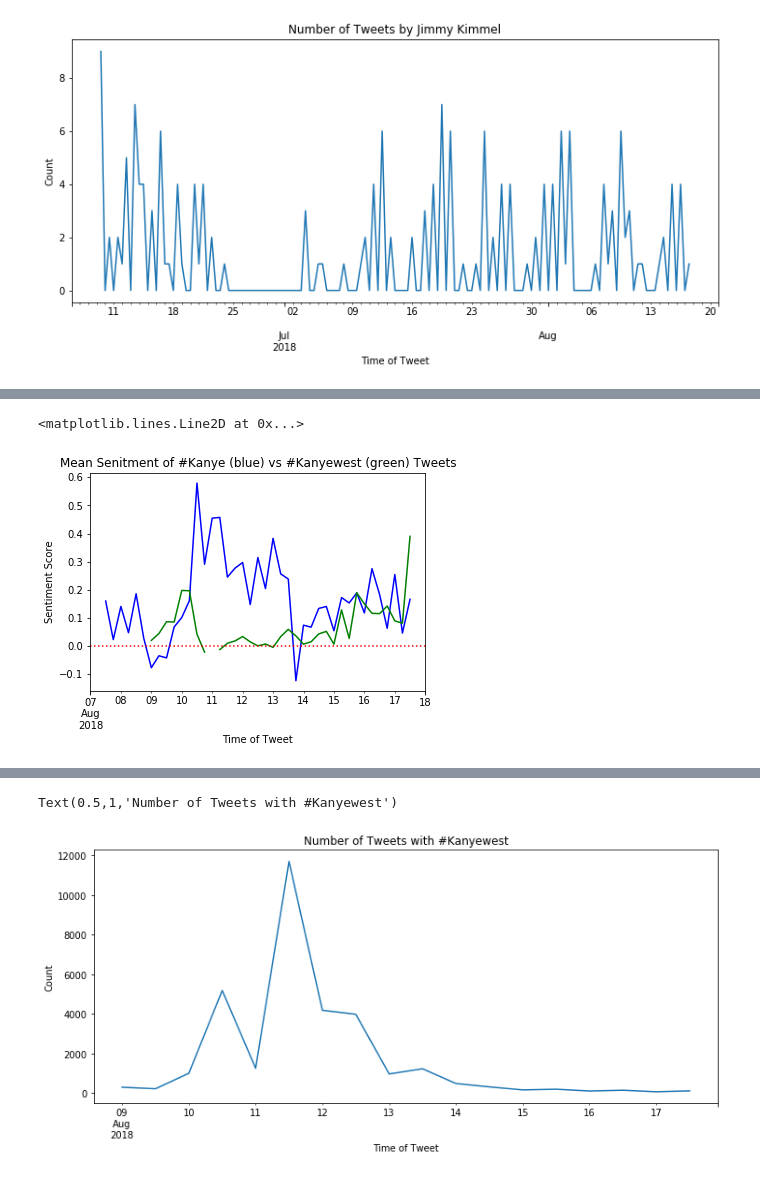
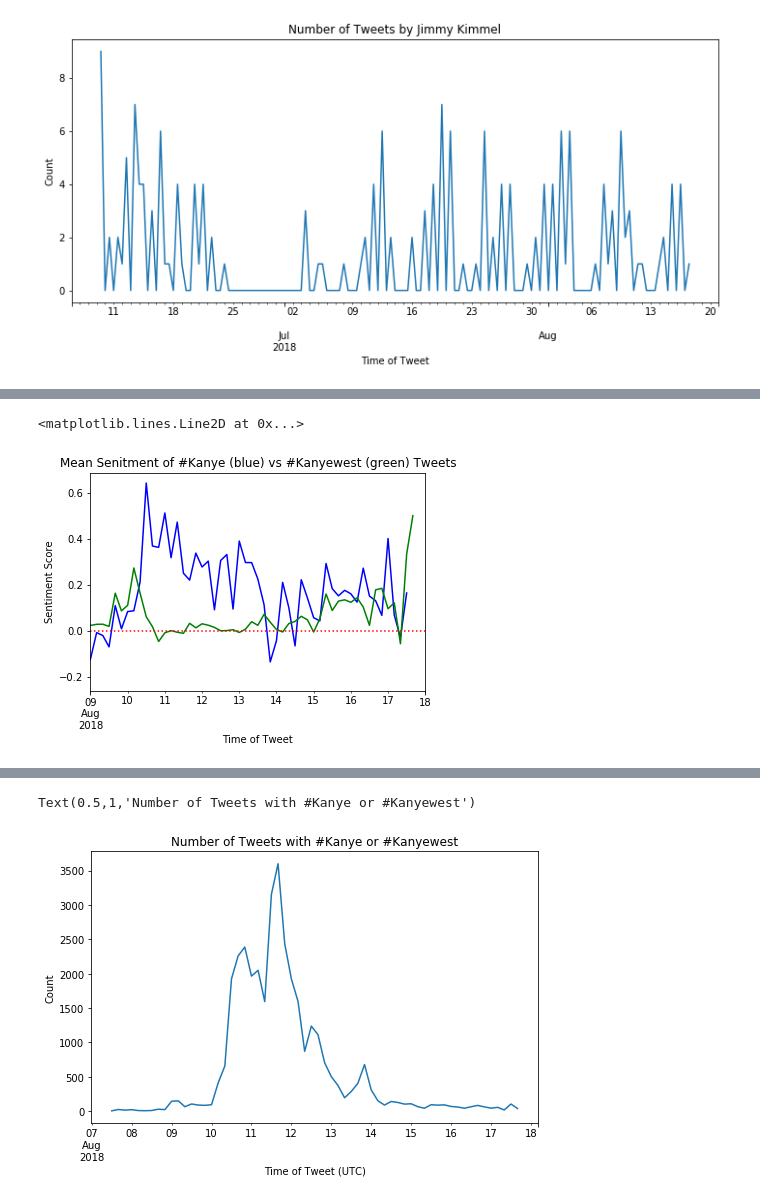
Before and after one commit to SilasNeptune/Sentiment-Analysis, a Jupyter notebook: Analysis.ipynb, the cells around one changed output, grey strips where cells are left out. Drawn from its saved outputs; the diff is of its cells as text; code cells hidden in the pictures.

```diff
--- a/Analysis.ipynb
+++ b/Analysis.ipynb
@@ -26,8 +26,8 @@ display(kanye.tail())
 | 3690 | 1026835983973711872 | Fitz said he face timed husband K... | 2018-08-07 14:22:30 | 0 | 0 | Instagram | United Kingdom | 39082359 | ... |
 | 3691 | 1026834754111516673 | We finally get to the long awaite... | 2018-08-07 14:17:37 | 1 | 0 | Justasample | NaN | 937978469207695362 | ... |
 # %%
-kanyewest = pd.read_csv('west.csv')
-kanyewest = kanyewest.iloc[:,1:]
-display(kanyewest.head())
+kanyewest = pd.read_csv('allwest.csv')
+kanyewest = kanyewest.iloc[:,2:]
+display(kanyewest.tail())
 # %% [output]
 |  | id | text | created_at | retweet_count | favorite_count | source | country | user_id | ... |
@@ -49,0 +39,6 @@ display(allkanye.head())
+# %%
+allkanye = pd.concat([kanye, kanyewest], sort=True)
+allkanye.drop_duplicates(subset=['text', 'user_id'], keep='first', inplace=True) ##For all duplicate tweets from one user, only keep the first
+display(allkanye.head(2))
+display(allkanye.tail(2))
+display(allkanye.info())
@@ -118,5 +145,6 @@ display(kanye)
 # %%
 kanyewest.set_index('id')
+kanyewest['text'] = kanyewest['text'].astype(str)
 score = []
 
 for index, row in kanyewest.iterrows():
@@ -127,5 +155,7 @@ for index, row in kanyewest.iterrows():
 
 print(len(score))
 kanyewest['score'] = score
+kanyewest.set_index('created_at', inplace=True)
+kanyewest.index = pd.to_datetime(kanyewest.index, errors='coerce')
 display(kanyewest)
 # %% [output]
@@ -161,5 +192,7 @@ for index, row in allkanye.iterrows():
 
 print(len(score))
 allkanye['score'] = score
+allkanye.set_index('created_at', inplace=True)
+allkanye.index = pd.to_datetime(allkanye.index, errors='coerce')
 display(allkanye)
 # %% [output]
@@ -740,21 +728,24 @@ created_at
 # %%
 hkanye['score'].plot(color='blue')
-westhourly['score'].plot(color='green')
+hwest['score'].plot(color='green')
 plt.xlabel('Time of Tweet')
 plt.ylabel('Sentiment Score')
 plt.title("Mean Senitment of #Kanye (blue) vs #Kanyewest (green) Tweets")
+datemin = np.datetime64(hwest.index[0], 'D')
+datemax = np.datetime64(hwest.index[-1], 'D') + np.timedelta64(1, 'D')
+plt.xlim(datemin, datemax)
 
 plt.axhline(y=0, color = 'red', linestyle = ':')
 # %% [output]
 <matplotlib.lines.Line2D at 0x...>
-[figure, old version]
+[figure, new version]
 # %%
-plt.figure(figsize=(12,5))
-allwestc = allwest['text'].resample("12H").count()
-print(allwestc.head())
-allwestc.plot()
-plt.xlabel('Time of Tweet')
+plt.figure(figsize=(8,5))
+allkanyec = allkanye['text'].resample("4H").count()
+print(allkanyec.head())
+allkanyec.plot()
+plt.xlabel('Time of Tweet (UTC)')
 plt.ylabel('Count')
-plt.title("Number of Tweets with #Kanyewest")
+plt.title("Number of Tweets with #Kanye or #Kanyewest")
 # %% [output]
 created_at
@@ -766,3 +757,3 @@ created_at
 Name: text, dtype: int64
-Text(0.5,1,'Number of Tweets with #Kanyewest')
+Text(0.5,1,'Number of Tweets with #Kanye or #Kanyewest')
-[figure, old version]
+[figure, new version]
```
Also changed, not shown: parts of 59 cells of this notebook.
